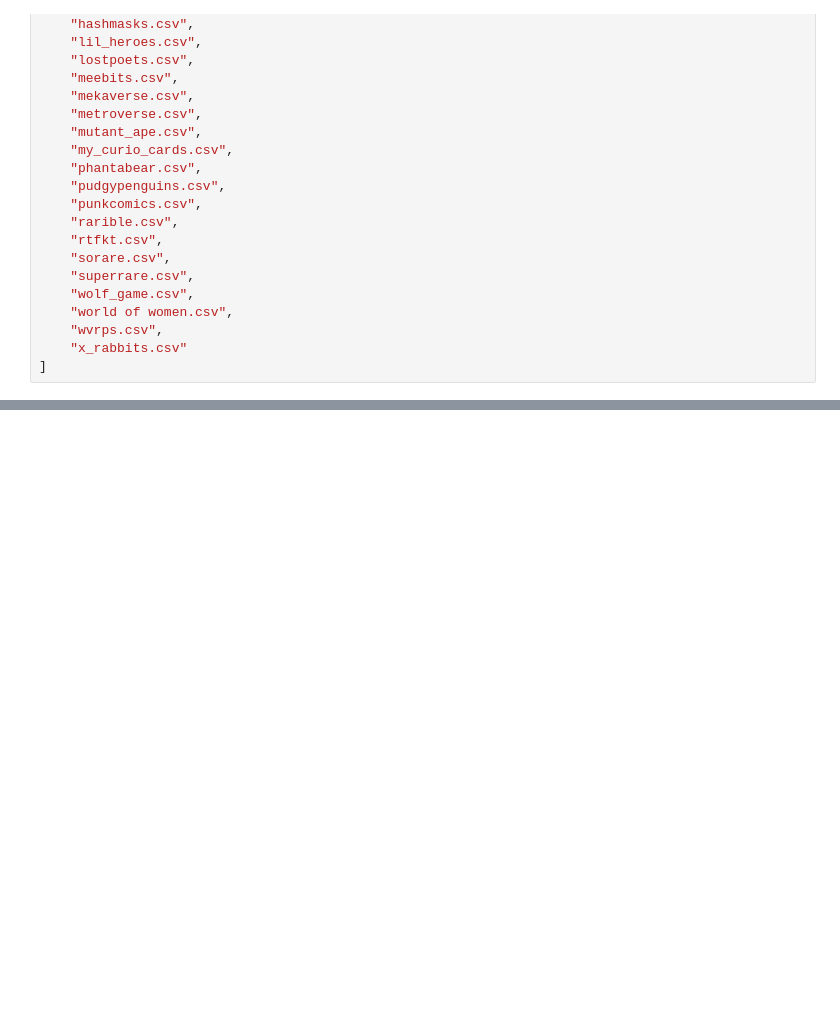
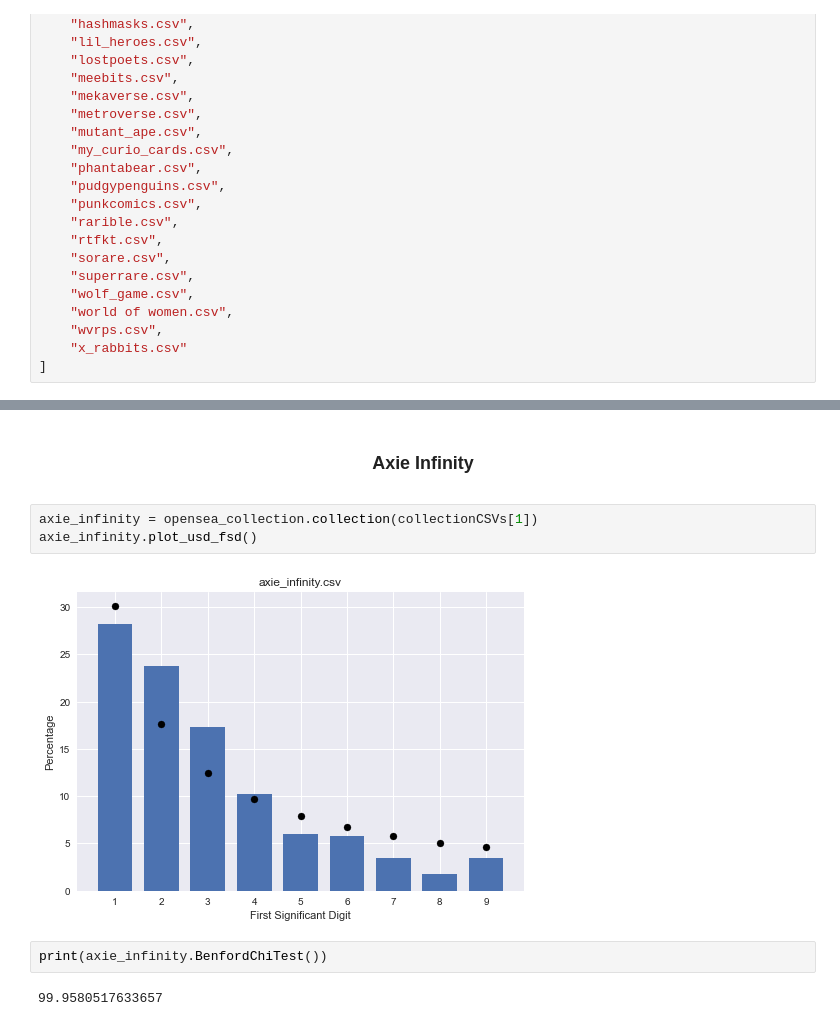
Before and after one commit to Cwolfe13/NFT-Wash-Analysis, a Jupyter notebook: analysis.ipynb, the cells around one changed output, grey strips where cells are left out. Saved outputs shown, nothing was run; the diff lists cells and outputs as text; blank space fills up the shorter version.

```diff
--- a/analysis.ipynb
+++ b/analysis.ipynb
@@ -94,0 +110,15 @@ ValueError: The range provided 30 was greaterthan the max transaction size 20.0
+# %% [markdown]
+<center>
+
+### Axie Infinity
+
+</center>
+# %%
+axie_infinity = opensea_collection.collection(collectionCSVs[1])
+axie_infinity.plot_usd_fsd()
+# %% [output]
+[figure, added]
+# %%
+print(axie_infinity.BenfordChiTest())
+# %% [output]
+99.9580517633657
```
Also changed, not shown: parts of 191 cells of this notebook, 44 other files.
